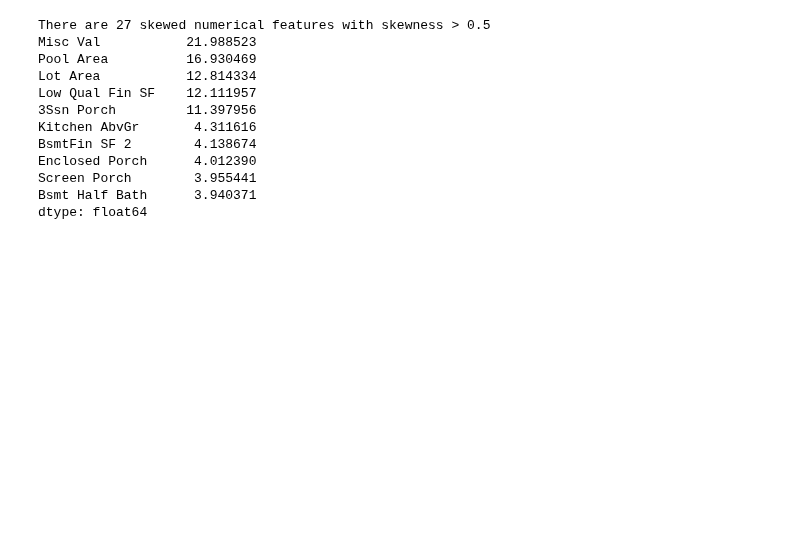
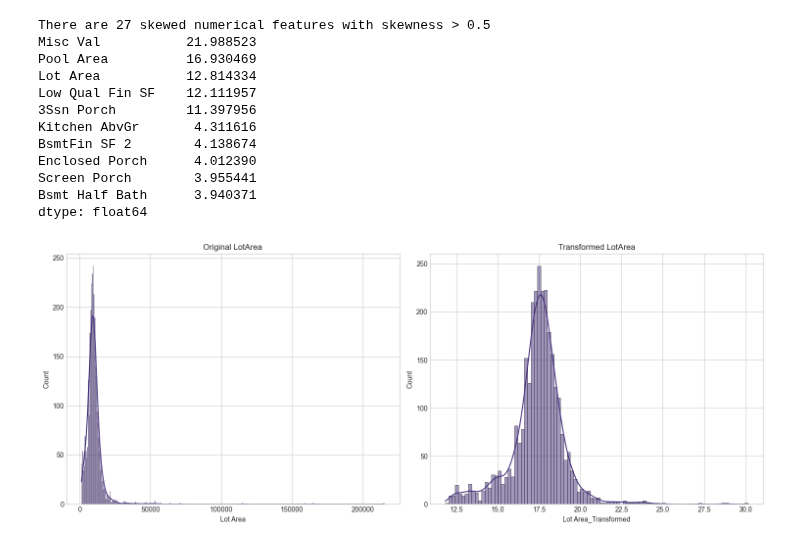
Before and after one commit to Vijayaragavan185/advanced-housing-eda-ames-real-estate, a Jupyter notebook: notebooks/advanced_cleaning_eda.ipynb, the cells around one changed output. Drawn from its saved outputs; the diff is of its cells as text; code cells hidden in the pictures; blank space fills up the shorter version.

Commit message:
Visualizing the transformation effect on a highly skewed feature

```diff
--- a/notebooks/advanced_cleaning_eda.ipynb
+++ b/notebooks/advanced_cleaning_eda.ipynb
@@ -298,3 +298,17 @@ for feat in high_skew.index:
             # Re-index transformed data back to the original dataframe
             df[feat + '_Transformed'] = np.nan
             df.loc[valid_values.index, feat + '_Transformed'] = transformed
+# %%
+# Visualize transformation effect on a highly skewed feature
+plt.figure(figsize=(15, 6))
+plt.subplot(1, 2, 1)
+sns.histplot(df['Lot Area'], kde=True)
+plt.title('Original LotArea')
+
+plt.subplot(1, 2, 2)
+sns.histplot(df['Lot Area_Transformed'], kde=True)
+plt.title('Transformed LotArea')
+plt.tight_layout()
+plt.show()
+# %% [output]
+[figure, added]
```
